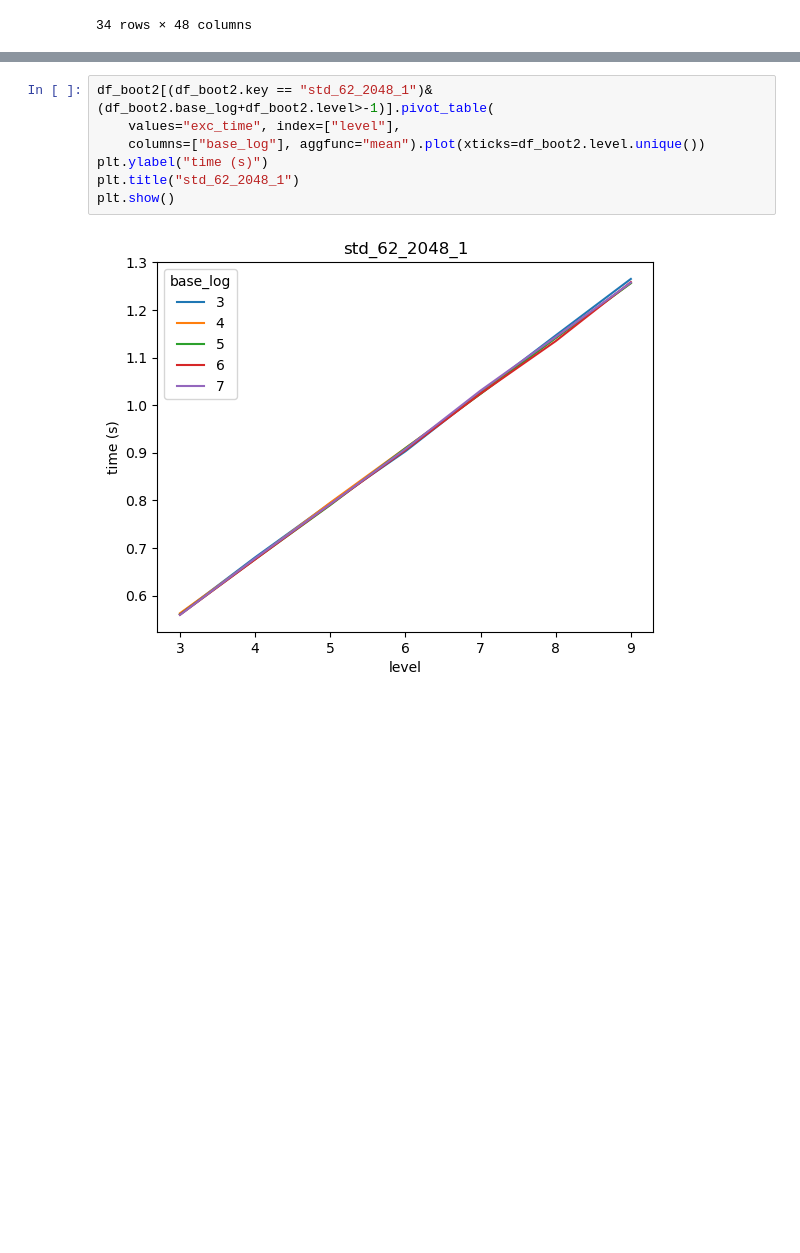
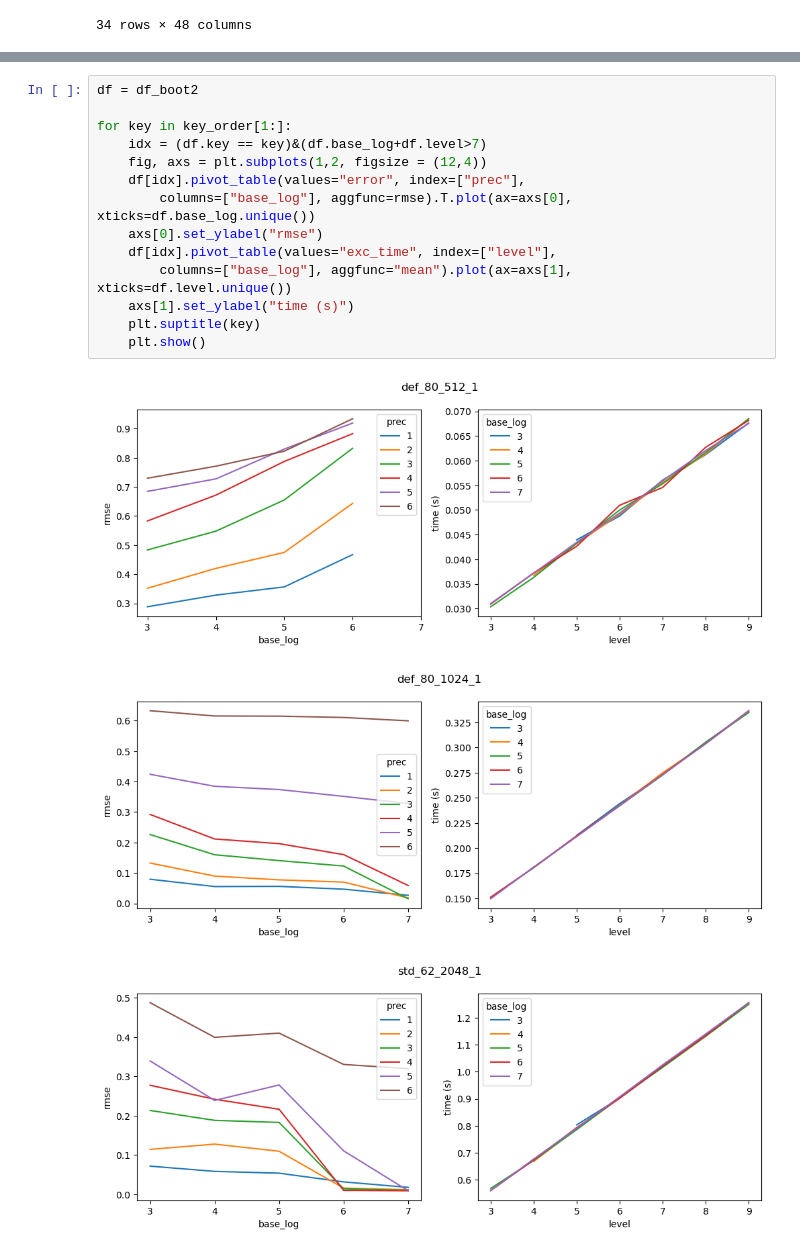
Before and after one commit to rickardbrannvall/HEIDA, a Jupyter notebook: examples/test_performance/basic_stats.ipynb, the cells around one changed output, grey strips where cells are left out. Cells and saved outputs as stored; diff of their text form; blank space fills up the shorter version.

```diff
--- a/examples/test_performance/basic_stats.ipynb
+++ b/examples/test_performance/basic_stats.ipynb
@@ -941,9 +936,18 @@ df_boot2[df_boot2.key == "std_62_2048_1"].pivot_table(values="exc_time", index=[
-# %%
-df_boot2[(df_boot2.key == "std_62_2048_1")&(df_boot2.base_log+df_boot2.level>-1)].pivot_table(
-    values="exc_time", index=["level"],
-    columns=["base_log"], aggfunc="mean").plot(xticks=df_boot2.level.unique())
-plt.ylabel("time (s)")
-plt.title("std_62_2048_1")
-plt.show()
-# %% [output]
-[figure, removed]
+# %%
+df = df_boot2
+
+for key in key_order[1:]:
+    idx = (df.key == key)&(df.base_log+df.level>7)
+    fig, axs = plt.subplots(1,2, figsize = (12,4))
+    df[idx].pivot_table(values="error", index=["prec"],
+        columns=["base_log"], aggfunc=rmse).T.plot(ax=axs[0], xticks=df.base_log.unique())
+    axs[0].set_ylabel("rmse")
+    df[idx].pivot_table(values="exc_time", index=["level"],
+        columns=["base_log"], aggfunc="mean").plot(ax=axs[1], xticks=df.level.unique())
+    axs[1].set_ylabel("time (s)")
+    plt.suptitle(key)
+    plt.show()
+# %% [output]
+[figure, added]
+[figure, added]
+[figure, added]
```
Also changed, not shown: parts of 13 cells of this notebook, 3 other files.
